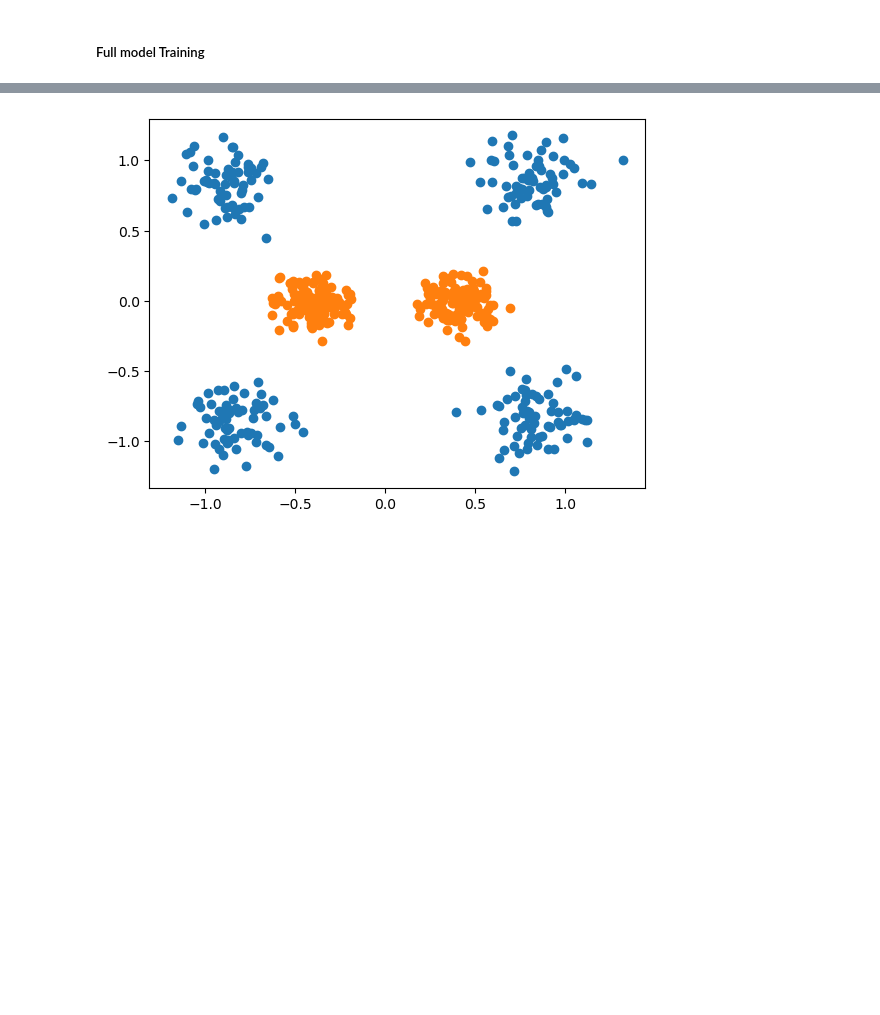
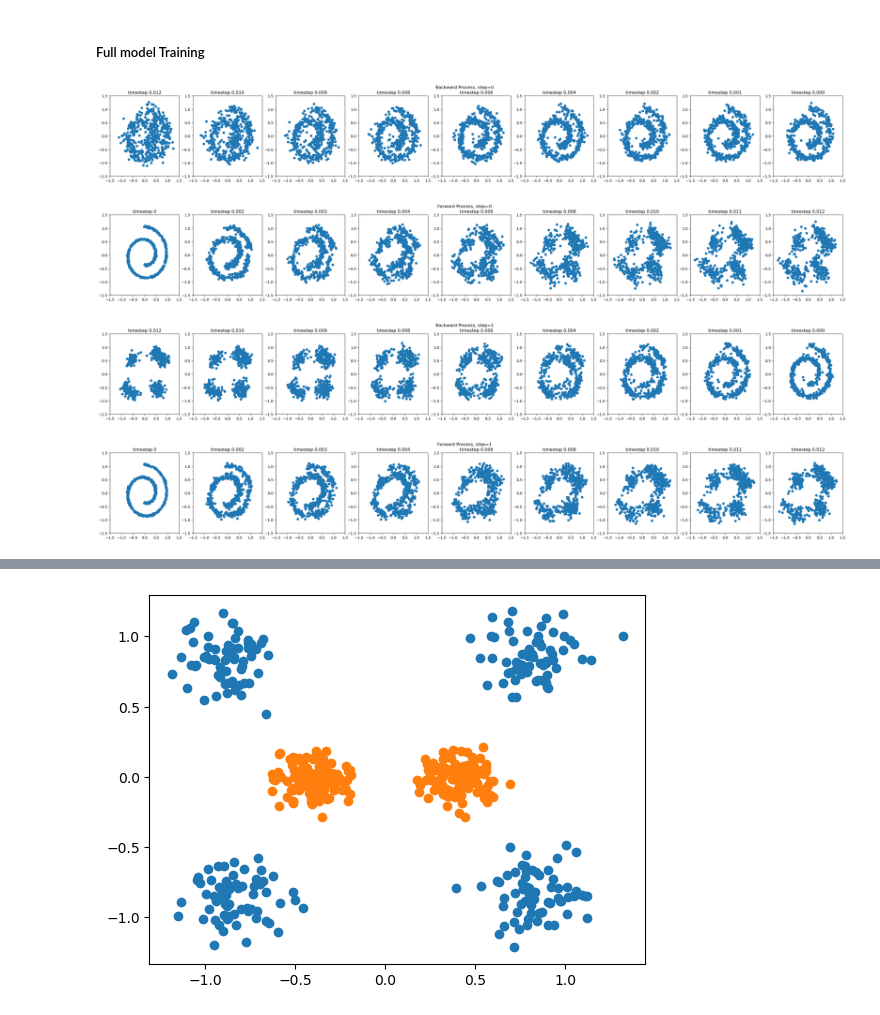
Before and after one commit to mmacosha/d2e-stochastic-dynamics, a Jupyter notebook: notebook.ipynb, the cells around one changed output, grey strips where cells are left out. Saved outputs shown, nothing was run; the diff lists cells and outputs as text; code cells hidden in the pictures; blank space fills up the shorter version.

```diff
--- a/notebook.ipynb
+++ b/notebook.ipynb
@@ -749,13 +709,15 @@ Learned process
 # %% [markdown]
 ##### Full model Training
 # %%
-N_SB_STEPS = 3
+DEVICE = "cpu"
+N_SB_STEPS = 2
 N_MAX_ITER = 6_000
+PREDICT_LOGVAR = False
 
 fwd_model = SimpleNet(64, 64, n_main_body_layers=3,
-                      predict_log_var=PREDICT_LOGVAR).to(DEVICE)
+                      predict_log_var=False).to(DEVICE)
 bwd_model = SimpleNet(64, 64, n_main_body_layers=3,
-                      predict_log_var=PREDICT_LOGVAR).to(DEVICE)
+                      predict_log_var=False).to(DEVICE)
 
 fwd_optim = torch.optim.Adam(fwd_model.parameters(), lr=1e-3)
 bwd_optim = torch.optim.Adam(bwd_model.parameters(), lr=7e-4)
@@ -763,36 +725,63 @@ bwd_optim = torch.optim.Adam(bwd_model.parameters(), lr=7e-4)
 fwd_ema_loss = utils.EMALoss(0.1)
 bwd_ema_loss = utils.EMALoss(0.1)
 
-p1_buffer = ReplayBuffer(1024)
+p1_buffer = LangevinReplayBuffer(1024, log_p_1.grad, 0.001, 5)
+
 
 for it in trange(N_SB_STEPS):
     # BACKWARD PROCESS
     for _ in trange(N_MAX_ITER, leave=False, desc=f'It {it} | Backward'):
         bwd_optim.zero_grad(set_to_none=True)
 
         x_0, _ = sampler.sample(512)
-        traj_loss = compute_bwd_tlm_loss(ref_process if it == 0 else fwd_model,
-                                         bwd_model, x_0, gamma, t_max, n_steps)
+        traj_loss = losses.compute_bwd_tlm_loss(ref_process if it == 0 else fwd_model,
+                                                bwd_model, x_0, gamma, t_max, n_steps)
 
         bwd_optim.step()
         bwd_ema_loss.update(traj_loss.item() / n_steps)
+
+    with torch.no_grad():
+        if it == 0:
+            x_0, _ = sampler.sample(512)
+            x_1 = sample_trajectory(ref_process, x_0, "forward", gamma,
+                                    n_steps, t_max, only_last=True)
+        else:
+            x_1 = p1_buffer.sample(512)
+
+        bwd_trajectory, timesteps = sample_trajectory(bwd_model, x_1, "backward", gamma,
+                                                      n_steps, t_max, return_timesteps=True)
+        _ = plot_trajectory(bwd_trajectory, timesteps,
+                            indices=[0, 3, 5, 7, 10, -7, -5, -3, -1], title=f"Backward Process, step={it}")
 
     # FORWARD PROCESS
     for _ in trange(N_MAX_ITER, leave=False, desc=f'It {it} | Forward'):
         fwd_optim.zero_grad(set_to_none=True)
 
         if it == 0:
             x_0, _ = sampler.sample(512)
         else:
             x_1_buffer = p1_buffer.sample(512)
             with torch.no_grad():
                 x_0 = sample_trajectory(bwd_model, x_1_buffer, "backward", gamma,
                                         n_steps, t_max, only_last=True)
 
-        loss = compute_fwd_ctb_loss(fwd_model, bwd_model, log_p_1.log_prob,
-                                    x_0, gamma, t_max, n_steps, p1_buffer=p1_buffer)
+        loss = losses.compute_fwd_ctb_loss(fwd_model, bwd_model, log_p_1.log_prob,
+                                           x_0, gamma, t_max, n_steps,
+                                           p1_buffer=p1_buffer)
 
         loss.backward()
         fwd_optim.step()
 
         fwd_ema_loss.update(loss.mean().item() / n_steps)
+
+    with torch.no_grad():
+        x_0, _ = sampler.sample(512)
+        fwd_trajectory, timesteps = sample_trajectory(fwd_model, x_0, "forward", gamma,
+                                                    n_steps, t_max, return_timesteps=True)
+        _ = plot_trajectory(fwd_trajectory, timesteps,
+                            indices=[0, 3, 5, 7, 10, -7, -5, -3, -1], title=f"Forward Process, step={it}")
+# %% [output]
+[figure, added]
+[figure, added]
+[figure, added]
+[figure, added]
```
Also changed, not shown: parts of 27 cells of this notebook, 26 other files.
